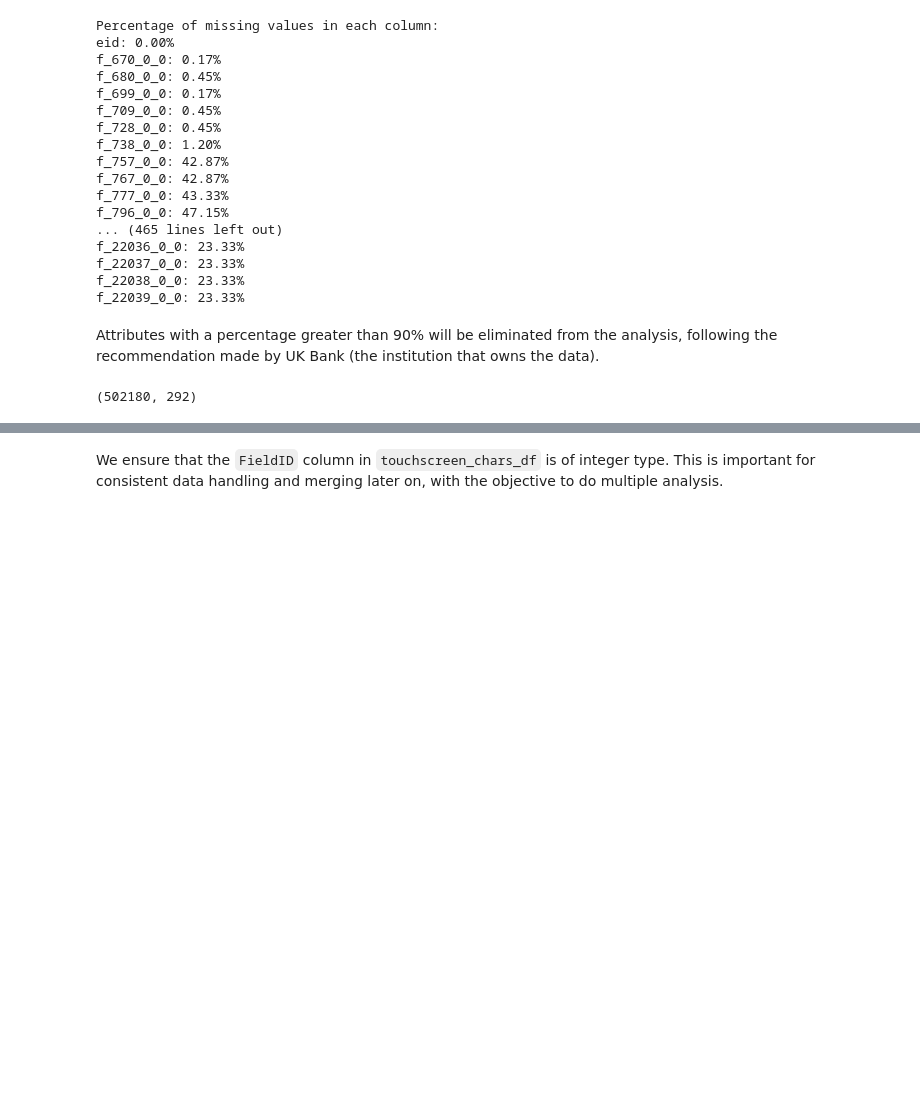
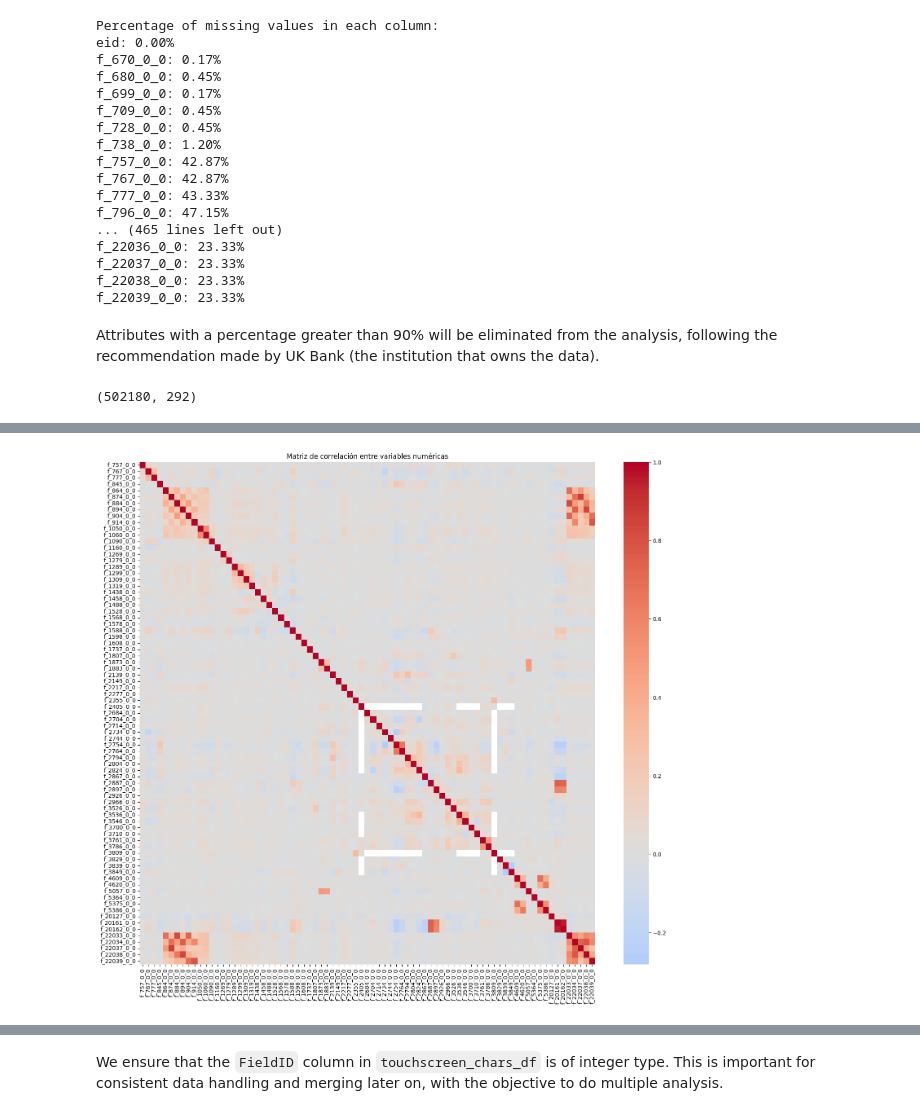
Before and after one commit to fsalamancar/Horizontal_UKB, a Jupyter notebook: touchscreen/touchscreen.ipynb, the cells around one changed output, grey strips where cells are left out. Drawn from its saved outputs; the diff is of its cells as text; code cells hidden in the pictures; blank space fills up the shorter version.

```diff
--- a/touchscreen/touchscreen.ipynb
+++ b/touchscreen/touchscreen.ipynb
@@ -315,0 +402,9 @@ touchscreen_dr_df.head()
+# %%
+plt.figure(figsize=(18, 16))
+corr = numeric_df.drop(columns='eid').corr()
+
+sns.heatmap(corr, cmap='coolwarm', center=0, annot=False)
+plt.title("Matriz de correlación entre variables numéricas")
+plt.show()
+# %% [output]
+[figure, added]
```
Also changed, not shown: parts of 26 cells of this notebook.
